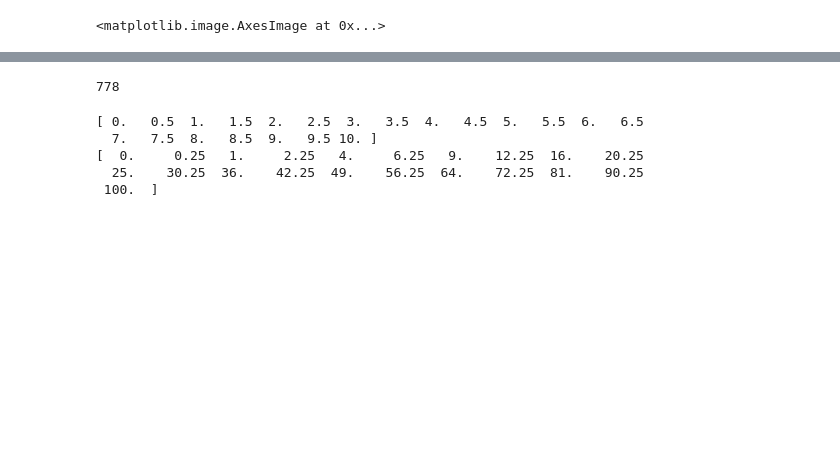
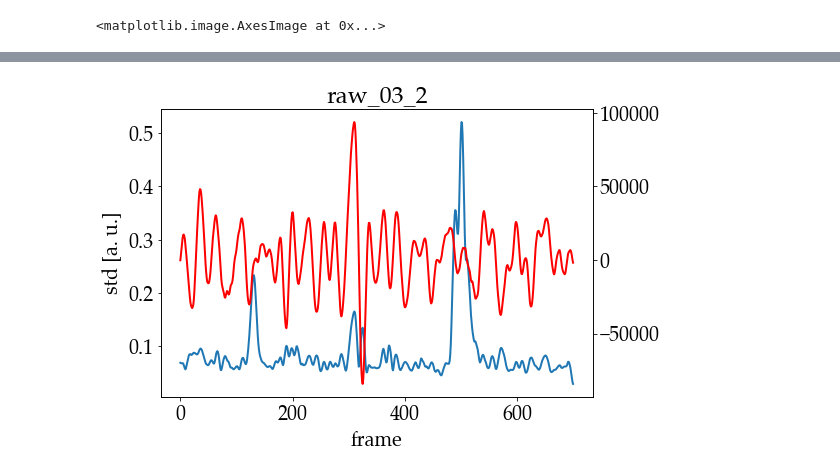
Before and after one commit to Yennda/spri_processing, a Jupyter notebook: notebooks/testing.ipynb, the cells around one changed output, grey strips where cells are left out. Drawn from its saved outputs; the diff is of its cells as text; code cells hidden in the pictures; blank space fills up the shorter version.

```diff
--- a/notebooks/testing.ipynb
+++ b/notebooks/testing.ipynb
@@ -60,7 +60,11 @@ axes.imshow(
 [interactive output not drawn]
 <matplotlib.image.AxesImage at 0x...>
 # %%
+folder = r'C:\SPRUP_data_Jenda\2019_03_13_Jenda_microscopy\21_01_20_BC5/'.replace('\\', '/')
+
+file = 'raw_03_2'
+
 data = np.load(folder + 'saved_data/' + file + '.npy')
-mask = data>0.1
-data[mask] = 1
-data = data.astype(int)
+# mask = data>0.1
+# data[mask] = 1
+# data = data.astype(int)
@@ -115,6 +70,0 @@ for x in np.nditer(d, flags = ['external_loop'], order = 'C'):
-# %%
-labeled_data, num_features = ndimage.label(data, np.ones((3, 3, 3)))
-# labeled_data, num_features = ndimage.label(data)
-print(num_features)
-# %% [output]
-778
@@ -124,13 +71,30 @@ y = x**2
-# %%
-print(x)
-print(y)
-# %% [output]
-[ 0.   0.5  1.   1.5  2.   2.5  3.   3.5  4.   4.5  5.   5.5  6.   6.5
-  7.   7.5  8.   8.5  9.   9.5 10. ]
-[  0.     0.25   1.     2.25   4.     6.25   9.    12.25  16.    20.25
-  25.    30.25  36.    42.25  49.    56.25  64.    72.25  81.    90.25
- 100.  ]
-# %%
-with open('file.csv', mode='w') as f:
-    for i, j in zip(x, y):
-        f.write('{}, {}\n'.format(i, j))
+# %%
+std = []
+inten = []
+for f in range(30, data.shape[2]):
+    std.append(np.std(data[:,:,f]))
+    inten.append(np.sum(data[:,:,f]))
+
+
+std = np.array(std)
+inten = np.array(inten)
+# %%
+fig = plt.figure()
+axes = fig.add_axes([0.1, 0.1, 1, 1])
+axes.set_title(file)
+axes.set_xlabel('frame')
+axes.set_ylabel('std [a. u.]')
+
+axesi = axes.twinx()
+
+
+axes.plot(std, linewidth=2)
+axesi.plot(inten, linewidth=2, color = 'r')
+
+
+# axes.set_ylim([0,axes.get_ylim()[1]*1.1])
+
+
+fig.savefig('images/'+ file +'.png', dpi=300, bbox_inches='tight')
+# %% [output]
+[figure, added]
```
Also changed, not shown: parts of 4 cells of this notebook, 2 other files.
